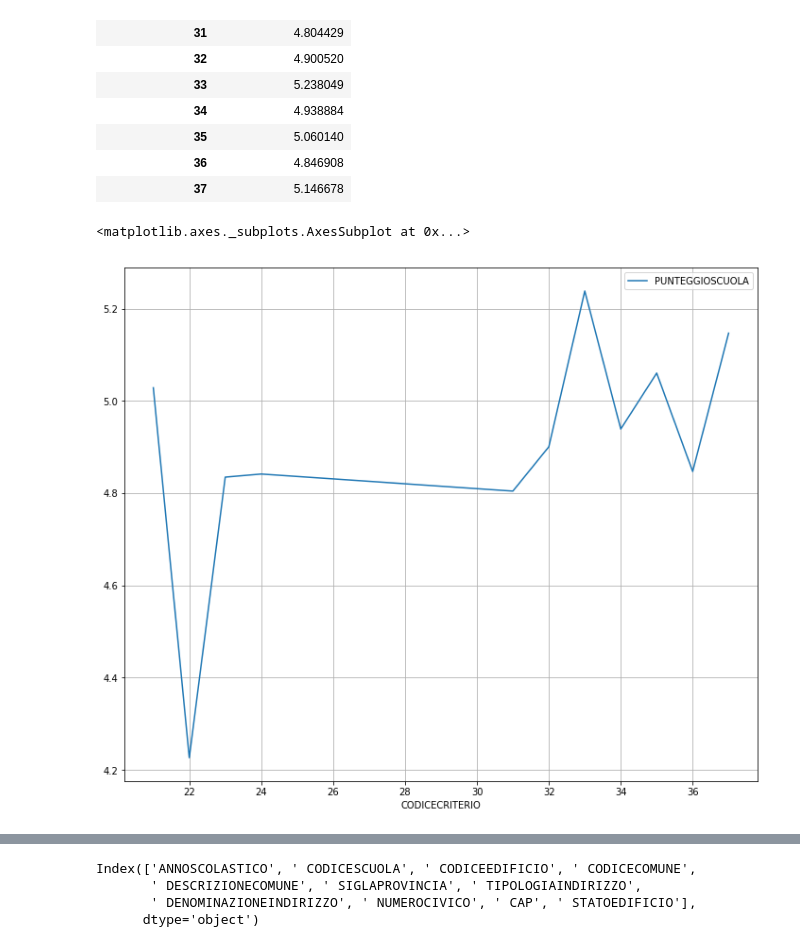
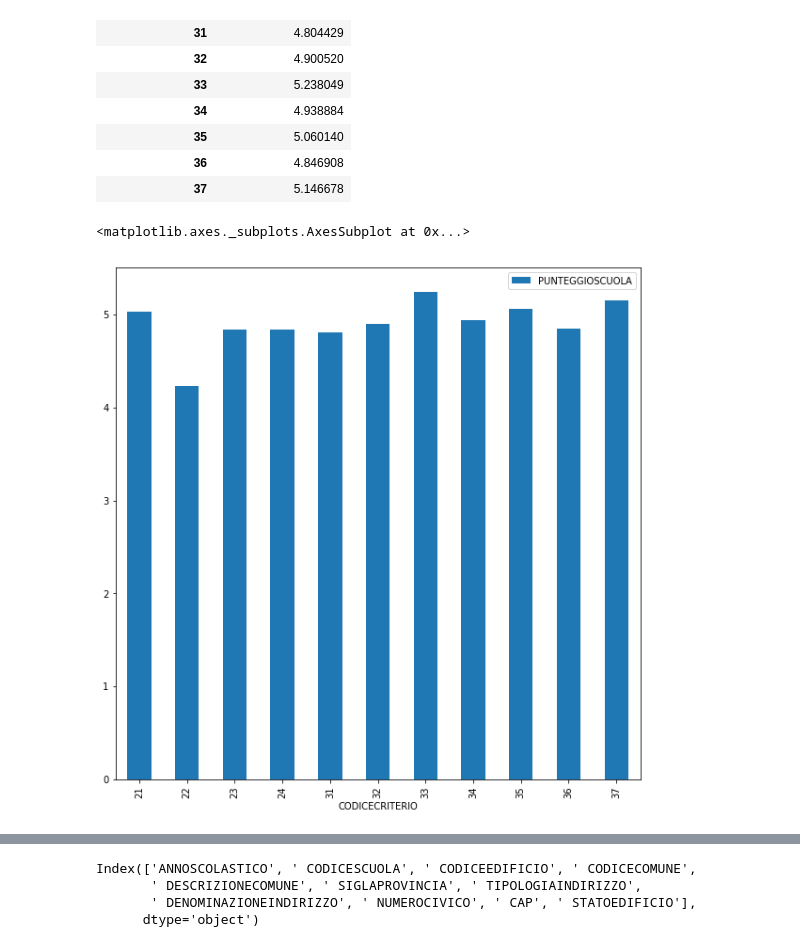
Before and after one commit to napo/opendatamiur, a Jupyter notebook: MIUR_OpenData.ipynb, the cells around one changed output, grey strips where cells are left out. Cells and saved outputs as stored; diff of their text form; code cells hidden in the pictures.

```diff
--- a/MIUR_OpenData.ipynb
+++ b/MIUR_OpenData.ipynb
@@ -999,7 +866,7 @@ grafico_valutazioni
 | 36 | 4.846908 |
 | 37 | 5.146678 |
 # %%
-grafico_valutazioni.plot(figsize=[12,10],grid=True)
+grafico_valutazioni.plot.bar(figsize=[10,10])
 # %% [output]
 <matplotlib.axes._subplots.AxesSubplot at 0x...>
-[figure, old version]
+[figure, new version]
```
Also changed, not shown: parts of 47 cells of this notebook.
